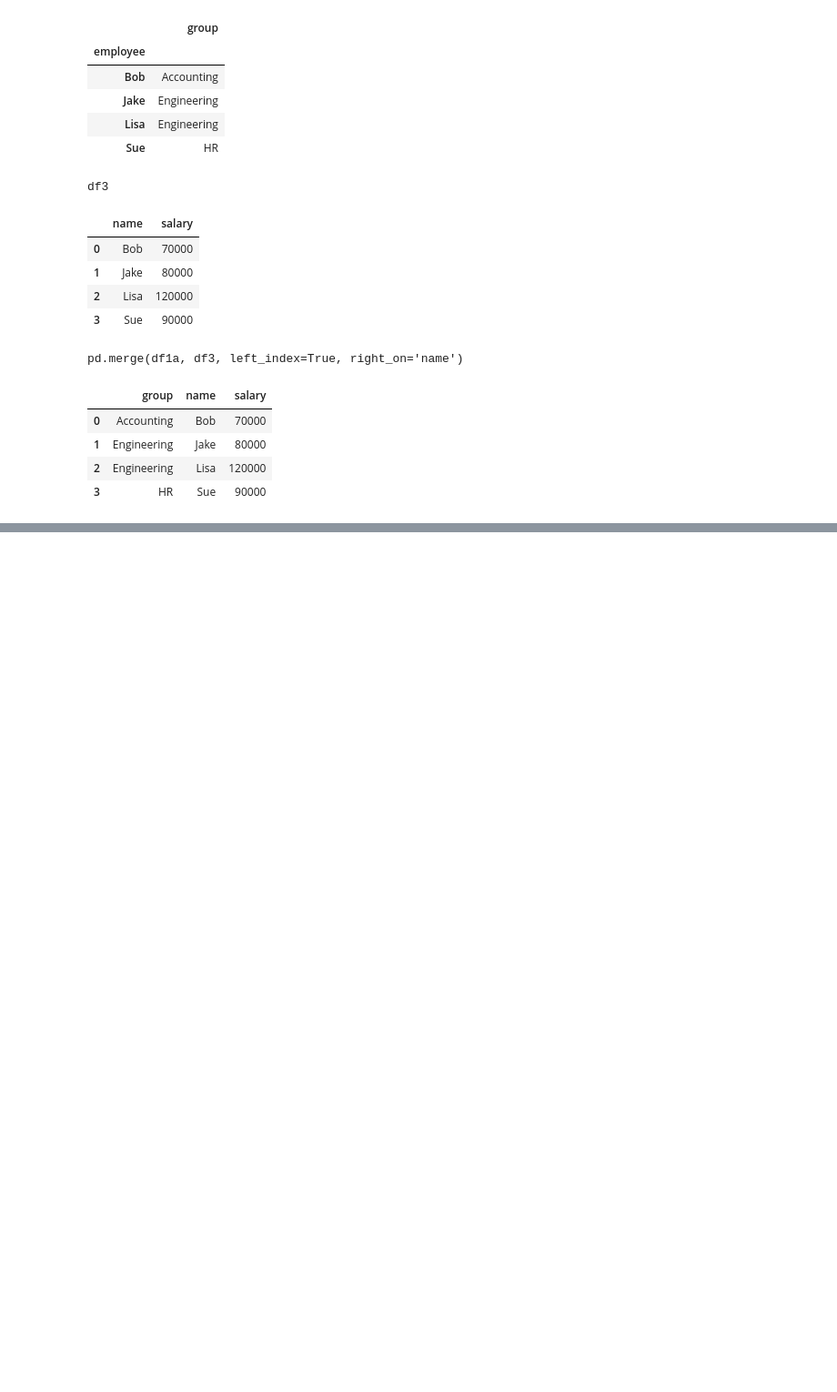
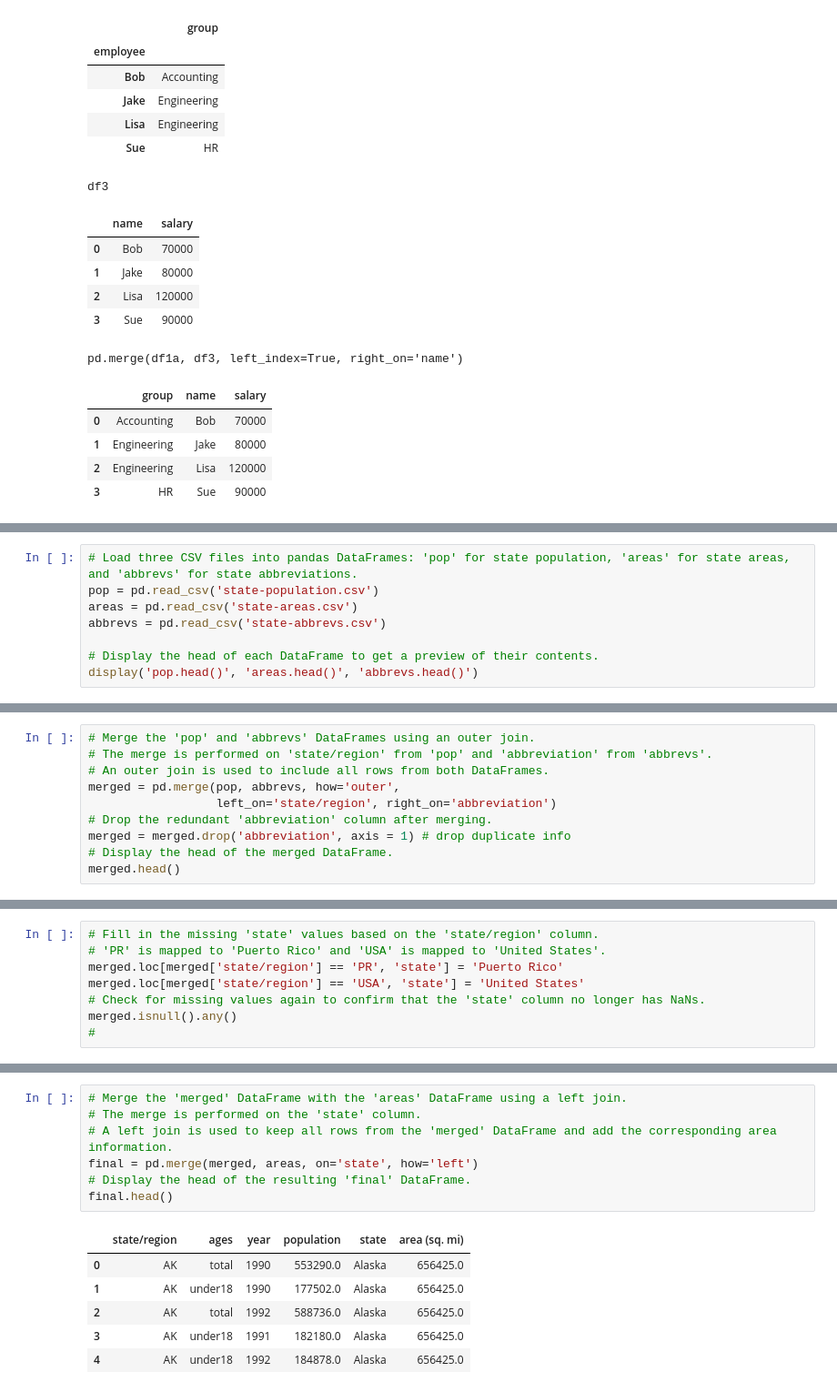
Before and after one commit to Saifullah785/python-data-science-handbook-notes, a Jupyter notebook: 03_07_Merge_and_Join.ipynb, the cells around one changed output, grey strips where cells are left out. Shown at 91% size. Drawn from its saved outputs; the diff is of its cells as text; blank space fills up the shorter version.

```diff
--- a/03_07_Merge_and_Join.ipynb
+++ b/03_07_Merge_and_Join.ipynb
@@ -293,0 +431,8 @@ pd.merge(df1a, df3, left_index=True, right_on='name')
+# %%
+# Load three CSV files into pandas DataFrames: 'pop' for state population, 'areas' for state areas, and 'abbrevs' for state abbreviations.
+pop = pd.read_csv('state-population.csv')
+areas = pd.read_csv('state-areas.csv')
+abbrevs = pd.read_csv('state-abbrevs.csv')
+
+# Display the head of each DataFrame to get a preview of their contents.
+display('pop.head()', 'areas.head()', 'abbrevs.head()')
@@ -293,0 +461,10 @@ pd.merge(df1a, df3, left_index=True, right_on='name')
+# %%
+# Merge the 'pop' and 'abbrevs' DataFrames using an outer join.
+# The merge is performed on 'state/region' from 'pop' and 'abbreviation' from 'abbrevs'.
+# An outer join is used to include all rows from both DataFrames.
+merged = pd.merge(pop, abbrevs, how='outer',
+                  left_on='state/region', right_on='abbreviation')
+# Drop the redundant 'abbreviation' column after merging.
+merged = merged.drop('abbreviation', axis = 1) # drop duplicate info
+# Display the head of the merged DataFrame.
+merged.head()
@@ -293,0 +508,8 @@ pd.merge(df1a, df3, left_index=True, right_on='name')
+# %%
+# Fill in the missing 'state' values based on the 'state/region' column.
+# 'PR' is mapped to 'Puerto Rico' and 'USA' is mapped to 'United States'.
+merged.loc[merged['state/region'] == 'PR', 'state'] = 'Puerto Rico'
+merged.loc[merged['state/region'] == 'USA', 'state'] = 'United States'
+# Check for missing values again to confirm that the 'state' column no longer has NaNs.
+merged.isnull().any()
+#
@@ -293,0 +524,14 @@ pd.merge(df1a, df3, left_index=True, right_on='name')
+# %%
+# Merge the 'merged' DataFrame with the 'areas' DataFrame using a left join.
+# The merge is performed on the 'state' column.
+# A left join is used to keep all rows from the 'merged' DataFrame and add the corresponding area information.
+final = pd.merge(merged, areas, on='state', how='left')
+# Display the head of the resulting 'final' DataFrame.
+final.head()
+# %% [output]
+|  | state/region | ages | year | population | state | area (sq. mi) |
+| 0 | AK | total | 1990 | 553290.0 | Alaska | 656425.0 |
+| 1 | AK | under18 | 1990 | 177502.0 | Alaska | 656425.0 |
+| 2 | AK | total | 1992 | 588736.0 | Alaska | 656425.0 |
+| 3 | AK | under18 | 1991 | 182180.0 | Alaska | 656425.0 |
+| 4 | AK | under18 | 1992 | 184878.0 | Alaska | 656425.0 |
```
Also changed, not shown: parts of 23 cells of this notebook.
